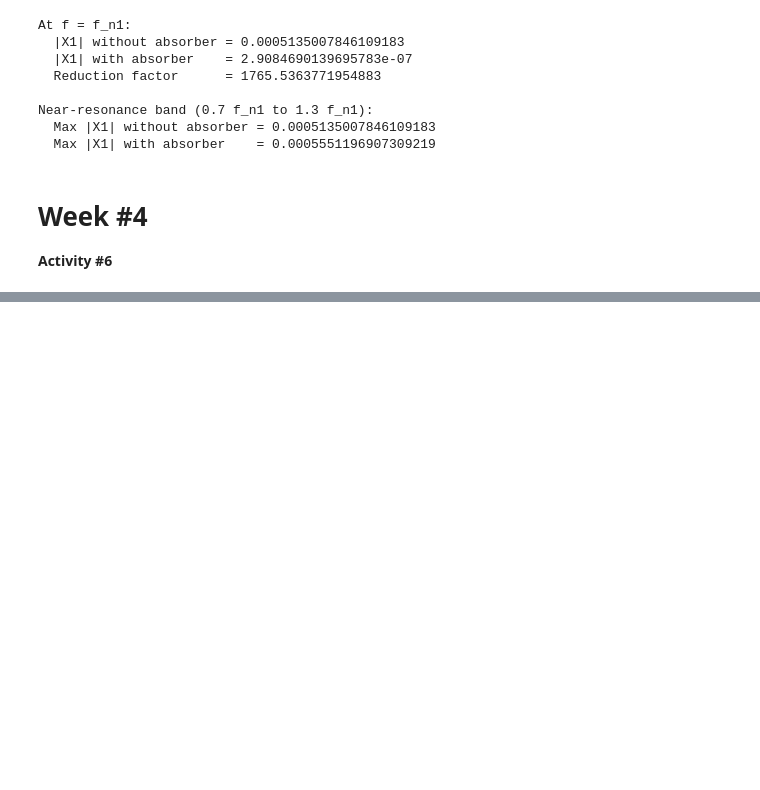
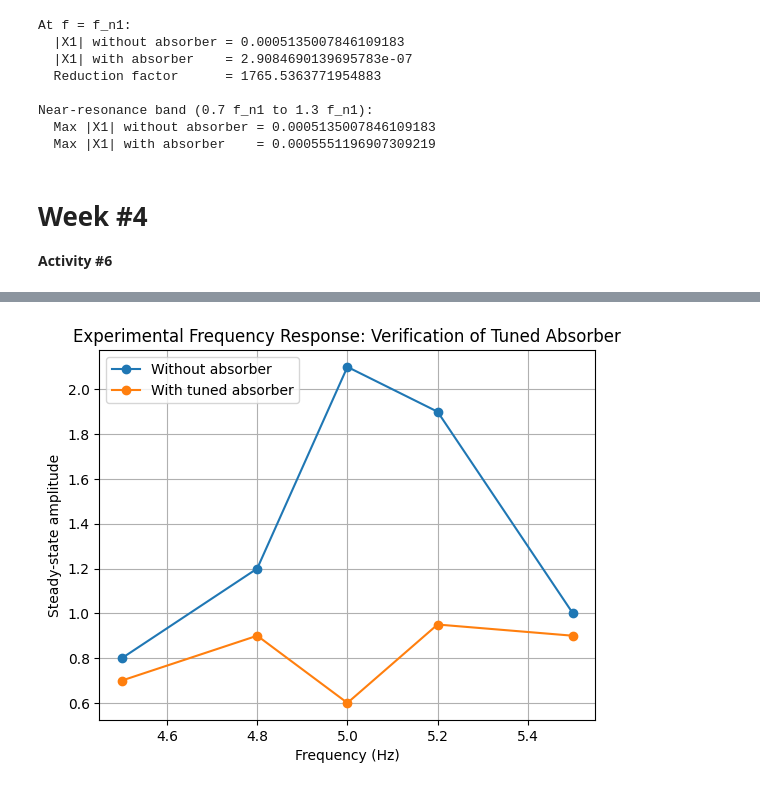
Before and after one commit to Du-nara/ME421-Mechanical-Systems-Lab-A3, a Jupyter notebook: Vibration/E_20_388_Vibration.ipynb, the cells around one changed output, grey strips where cells are left out. Drawn from its saved outputs; the diff is of its cells as text; code cells hidden in the pictures; blank space fills up the shorter version.

```diff
--- a/Vibration/E_20_388_Vibration.ipynb
+++ b/Vibration/E_20_388_Vibration.ipynb
@@ -1548,0 +592,69 @@ Peak reduction (%): 60.93892420456102
+# %%
+import numpy as np
+import matplotlib.pyplot as plt
+
+# -------------------------
+# ENTER YOUR EXPERIMENTAL DATA
+# -------------------------
+# Same frequency points for both curves is best.
+f = np.array([4.5, 4.8, 5.0, 5.2, 5.5])  # Hz
+
+# Without absorber (baseline)
+x_no = np.array([0.8, 1.2, 2.1, 1.9, 1.0])
+
+# With absorber (replace with your measured values)
+x_abs = np.array([0.7, 0.9, 0.6, 0.95, 0.9])  # <-- EDIT
+
+# -------------------------
+# PLOT COMPARISON
+# -------------------------
+plt.figure()
+plt.plot(f, x_no, marker="o", label="Without absorber")
+plt.plot(f, x_abs, marker="o", label="With tuned absorber")
+plt.xlabel("Frequency (Hz)")
+plt.ylabel("Steady-state amplitude")
+plt.title("Experimental Frequency Response: Verification of Tuned Absorber")
+plt.grid(True)
+plt.legend()
+plt.show()
+
+# -------------------------
+# KEY RESULTS
+# -------------------------
+# Peak (no absorber)
+i_peak_no = np.argmax(x_no)
+f_d0 = f[i_peak_no]
+x_max0 = x_no[i_peak_no]
+
+# Peak (with absorber)
+i_peak_abs = np.argmax(x_abs)
+f_d_abs = f[i_peak_abs]
+x_max_abs = x_abs[i_peak_abs]
+
+# Notch (minimum) with absorber near tuning region
+i_min_abs = np.argmin(x_abs)
+f_anti = f[i_min_abs]
+x_min_abs = x_abs[i_min_abs]
+
+print("Baseline (no absorber):")
+print("  f_peak =", f_d0, "Hz")
+print("  x_ss,max =", x_max0)
+
+print("\nWith absorber:")
+print("  f_peak (largest remaining) =", f_d_abs, "Hz")
+print("  x_ss,max =", x_max_abs)
+print("  f_antiresonance (min) =", f_anti, "Hz")
+print("  x_ss,min =", x_min_abs)
+
+# Reduction at baseline resonance frequency (closest point)
+# (If both datasets share same f points, just use that index)
+reduction_percent = (x_no[i_peak_no] - x_abs[i_peak_no]) / x_no[i_peak_no] * 100
+print("\nVibration reduction at baseline resonance frequency:")
+print("  % Reduction =", reduction_percent, "%")
+
+# Peak reduction (optional)
+peak_reduction_percent = (x_max0 - x_max_abs) / x_max0 * 100
+print("\nPeak reduction (max amplitudes):")
+print("  % Peak reduction =", peak_reduction_percent, "%")
+# %% [output]
+[figure, added]
```
Also changed, not shown: parts of 16 cells of this notebook.
